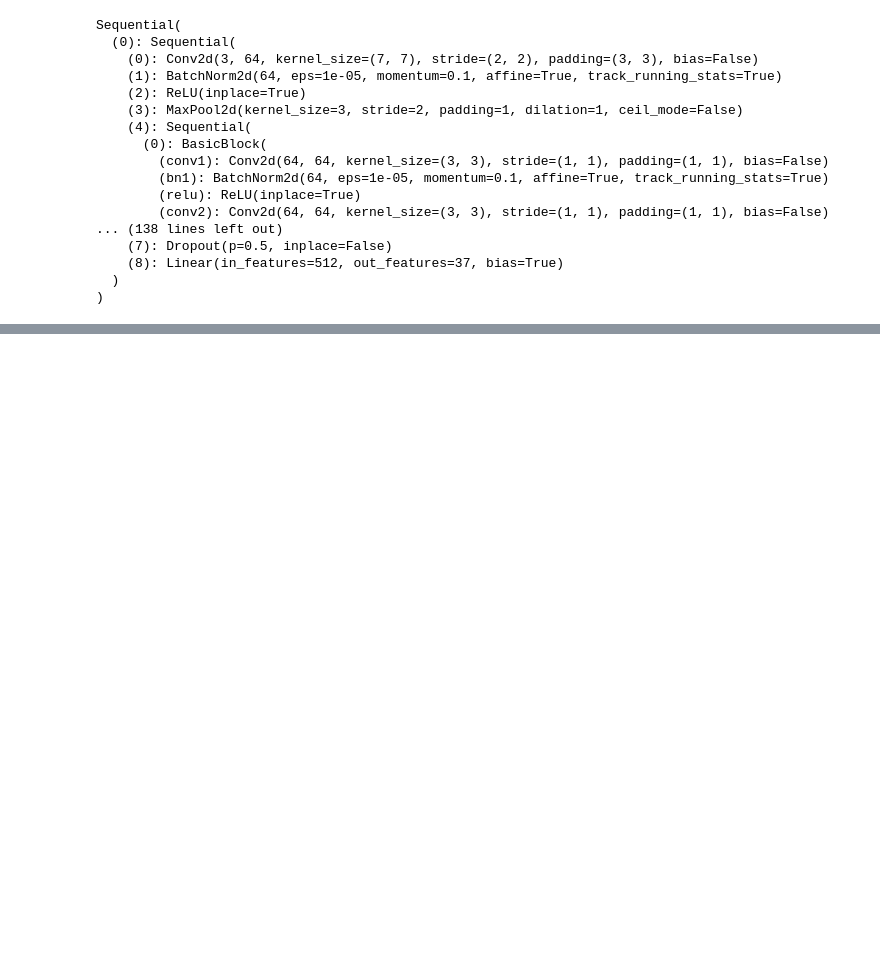
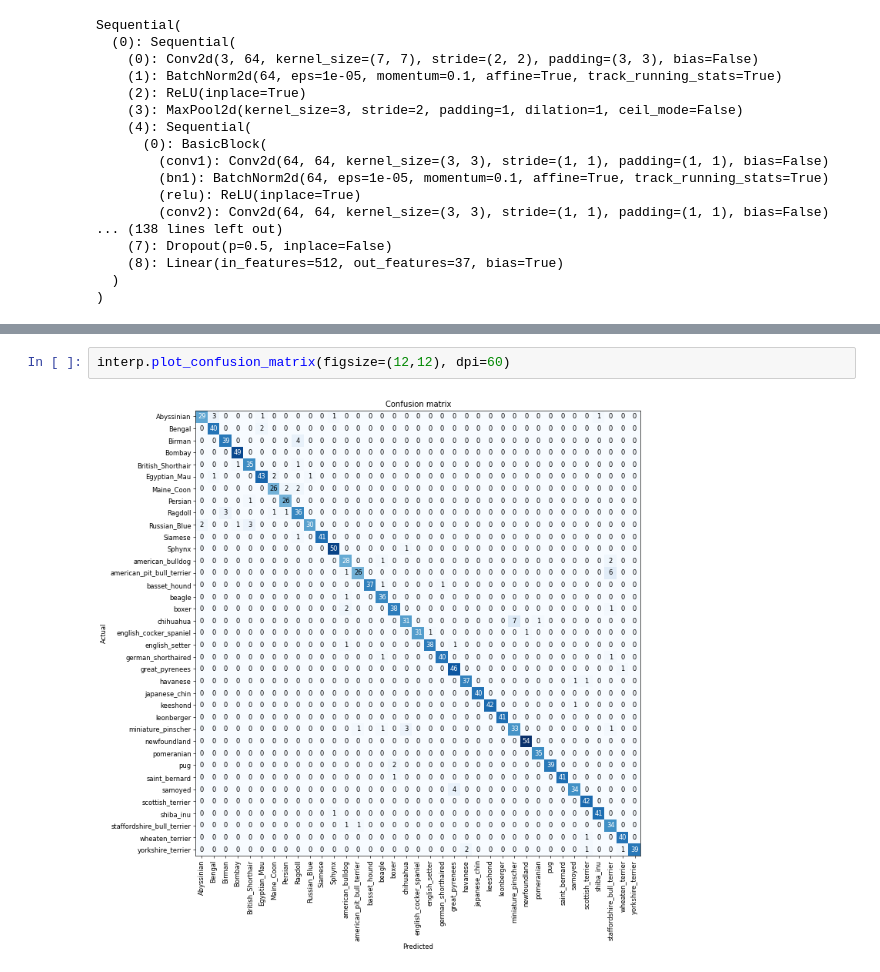
Before and after one commit to harishmohan60/fastaicourse, a Jupyter notebook: Lesson1.ipynb, the cells around one changed output, grey strips where cells are left out. Drawn from its saved outputs; the diff is of its cells as text; blank space fills up the shorter version.

```diff
--- a/Lesson1.ipynb
+++ b/Lesson1.ipynb
@@ -108,0 +130,4 @@ learn.fit_one_cycle(4)
+# %%
+interp.plot_confusion_matrix(figsize=(12,12), dpi=60)
+# %% [output]
+[figure, added]
```
Also changed, not shown: parts of 54 cells of this notebook.
